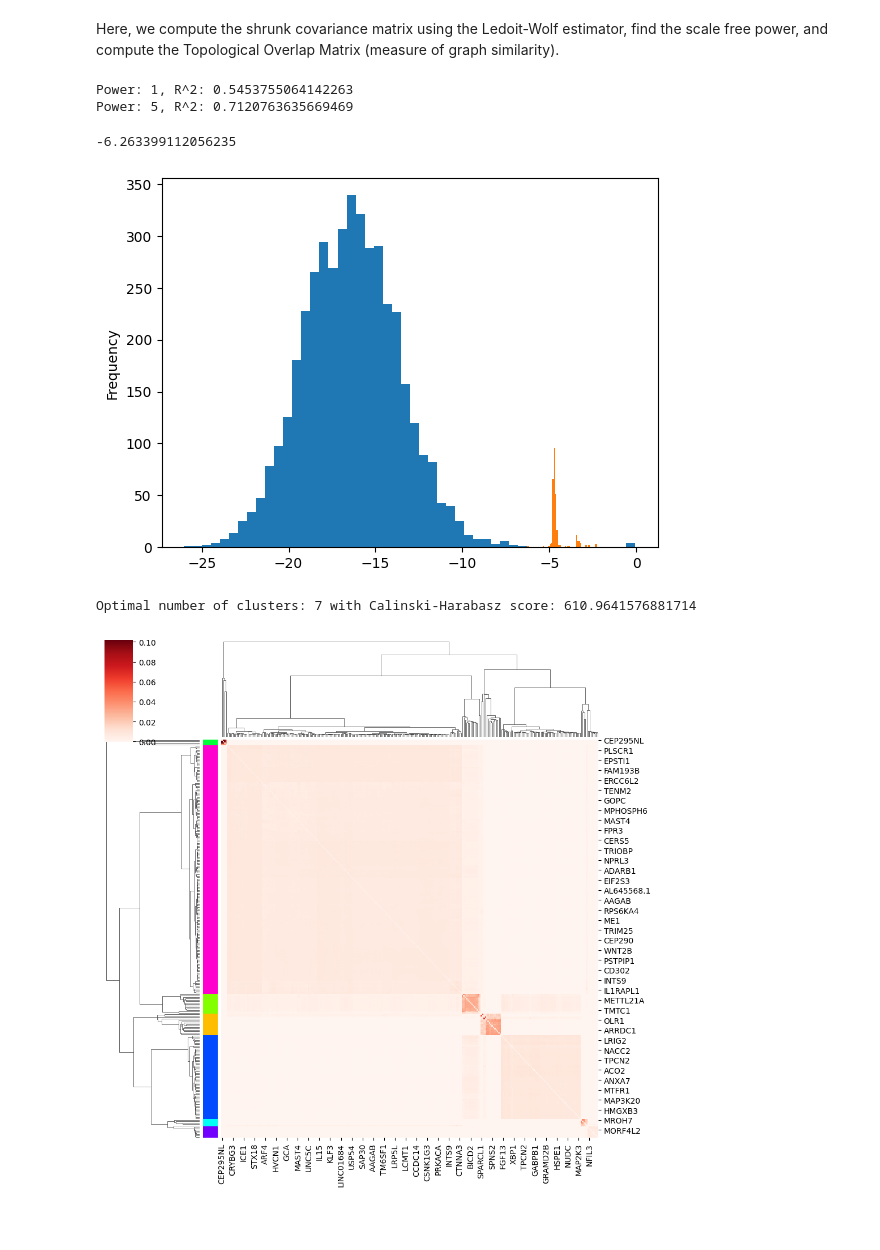
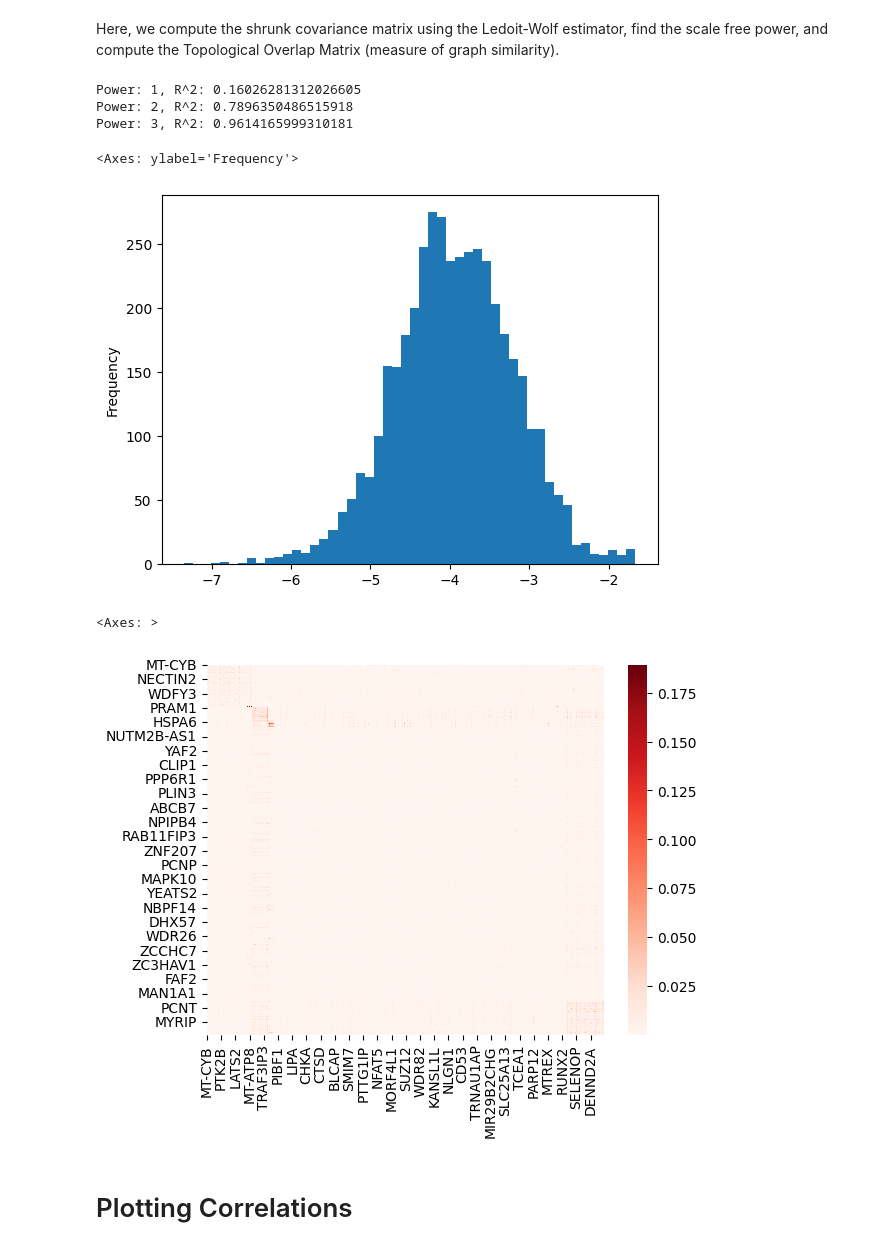
Before and after one commit to jhaberbe/pywgcna, a Jupyter notebook: example/notebook.ipynb, the cells around one changed output. Drawn from its saved outputs; the diff is of its cells as text; code cells hidden in the pictures; blank space fills up the shorter version.

```diff
--- a/example/notebook.ipynb
+++ b/example/notebook.ipynb
@@ -10,3 +10,6 @@ import seaborn as sns
 
 sys.path.append("../src")
 df = pd.read_csv("../data/data.csv").set_index("specimen").drop("group", axis=1).T
+
+# To remove those with too small of values
+df = df.loc[df.min(axis=1) > -10]
@@ -51,13 +38,14 @@ sf_power = topology.find_scale_free_power(
 )
 
 TOM = pd.DataFrame(
-    topology.topological_overlap(np.power(corr, sf_power)),
+    topology.topological_overlap(np.power(activation.strictly_positive_activation(corr), sf_power)),
     index=df.index,
     columns=df.index
 )
 # %% [output]
-Power: 1, R^2: 0.5453755064142263
-Power: 5, R^2: 0.7120763635669469
+Power: 1, R^2: 0.16026281312026605
+Power: 2, R^2: 0.7896350486515918
+Power: 3, R^2: 0.9614165999310181
 # %%
 import sklearn.mixture
 
@@ -66,24 +54,24 @@ identifying_spurious_correlations = pd.DataFrame({
     "max_log_corr": pd.Series(TOM.max(axis=0), index=df.index).apply(np.log)
 })
 
-identifying_spurious_correlations.groupby("group")["max_log_corr"].plot.hist(bins=50)
-
-identifying_spurious_correlations.query("group == 1")["max_log_corr"].min()
+identifying_spurious_correlations["max_log_corr"].plot.hist(bins=50)
 # %% [output]
--6.263399112056235
+<Axes: ylabel='Frequency'>
-[figure, old version]
+[figure, new version]
 # %%
-spurious_correlations = pd.Series(TOM.max(axis=0), index=df.index).apply(np.log).between(-5, -1)
+spurious_correlations = pd.Series(TOM.max(axis=0), index=df.index).apply(np.log).between(-10, -1)
 
 TOM = TOM.loc[spurious_correlations, spurious_correlations]
+# %%
+labels = clustering.spectral_clustering_method(TOM)
+labels = sklearn.cluster.SpectralClustering(n_clusters=5).fit_predict(TOM.values)
 # %%
-clustermap = sns.clustermap(
-    TOM,
-    cmap="Reds",
-    metric="euclidean",
-    method="complete",
-    row_colors=utilities.labels_to_hex_colors(clustering.spectral_clustering_method(TOM))
+sns.heatmap(
+    TOM.iloc[np.argsort(labels), np.argsort(labels)],
+    cmap="Reds"
 )
 # %% [output]
-Optimal number of clusters: 7 with Calinski-Harabasz score: 610.9641576881714
+<Axes: >
-[figure, old version]
+[figure, new version]
+# %% [markdown]
+# Plotting Correlations
```
Also changed, not shown: parts of 4 cells of this notebook, 1 other file.
